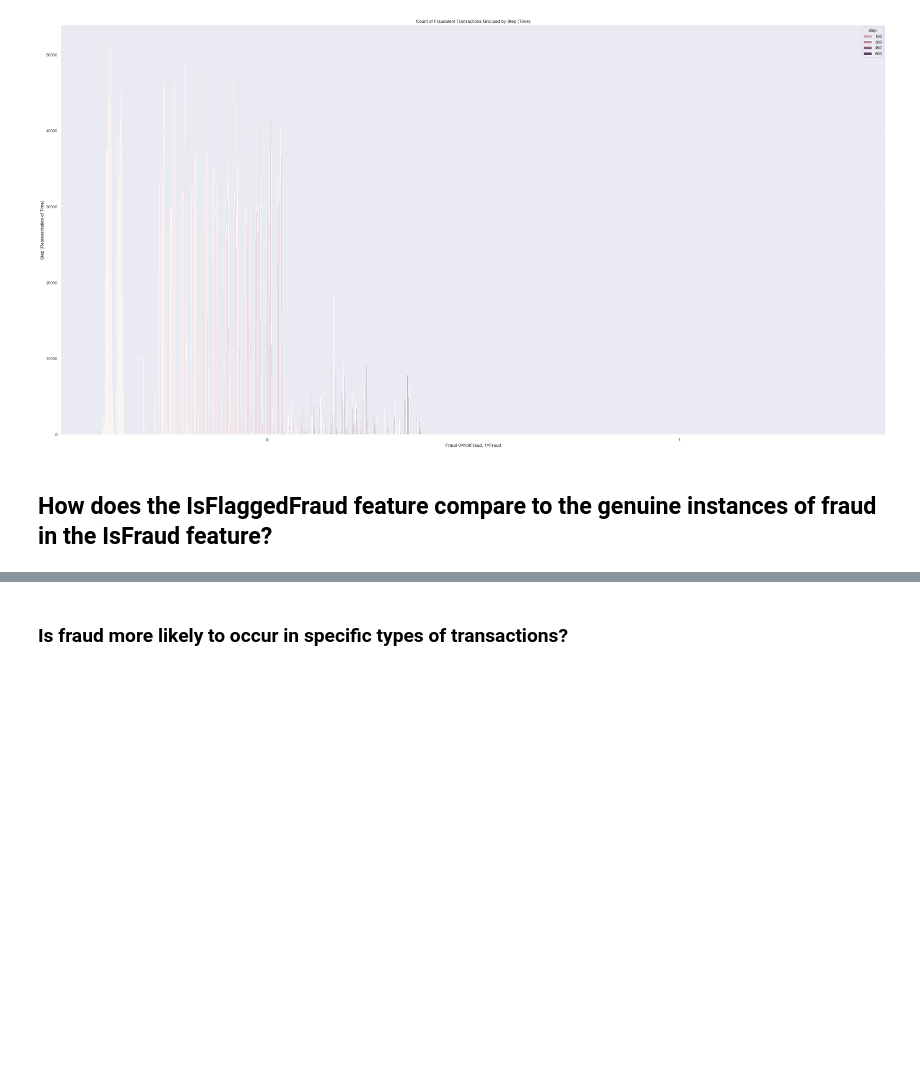
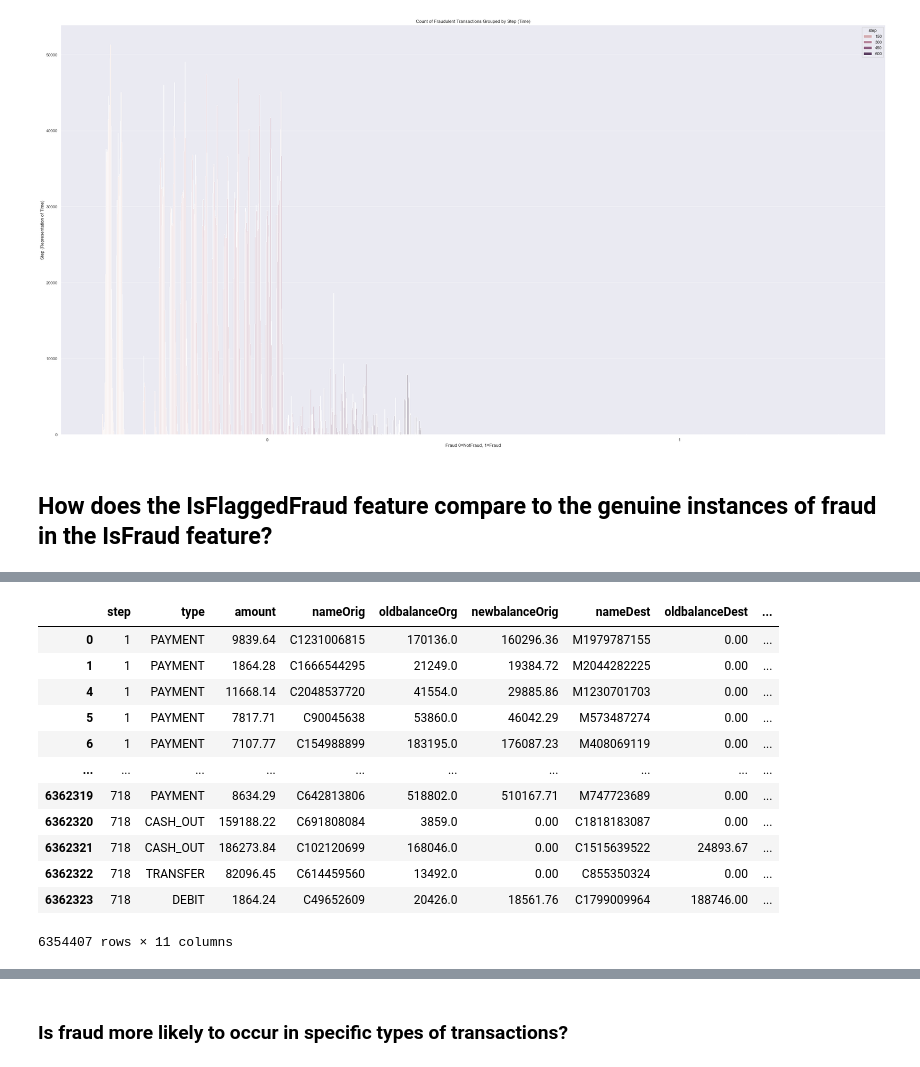
Before and after one commit to thetechleila/Financial-Fraud-Detection-Model, a Jupyter notebook: eda.ipynb, the cells around one changed output, grey strips where cells are left out. Cells and saved outputs as stored; diff of their text form; code cells hidden in the pictures; blank space fills up the shorter version.

```diff
--- a/eda.ipynb
+++ b/eda.ipynb
@@ -441,0 +454,18 @@ gen_notfraud = df[df["isFraud"] == 0]
+# %%
+#Create a new filtered dataframe that specifically catches transactions that were Genuinely Non-Fraudulent
+gen_notfraud = df[df["isFraud"] == 0]
+gen_notfraud
+# %% [output]
+|  | step | type | amount | nameOrig | oldbalanceOrg | newbalanceOrig | nameDest | oldbalanceDest | ... |
+| 0 | 1 | PAYMENT | 9839.64 | C1231006815 | 170136.0 | 160296.36 | M1979787155 | 0.00 | ... |
+| 1 | 1 | PAYMENT | 1864.28 | C1666544295 | 21249.0 | 19384.72 | M2044282225 | 0.00 | ... |
+| 4 | 1 | PAYMENT | 11668.14 | C2048537720 | 41554.0 | 29885.86 | M1230701703 | 0.00 | ... |
+| 5 | 1 | PAYMENT | 7817.71 | C90045638 | 53860.0 | 46042.29 | M573487274 | 0.00 | ... |
+| 6 | 1 | PAYMENT | 7107.77 | C154988899 | 183195.0 | 176087.23 | M408069119 | 0.00 | ... |
+| ... | ... | ... | ... | ... | ... | ... | ... | ... | ... |
+| 6362319 | 718 | PAYMENT | 8634.29 | C642813806 | 518802.0 | 510167.71 | M747723689 | 0.00 | ... |
+| 6362320 | 718 | CASH_OUT | 159188.22 | C691808084 | 3859.0 | 0.00 | C1818183087 | 0.00 | ... |
+| 6362321 | 718 | CASH_OUT | 186273.84 | C102120699 | 168046.0 | 0.00 | C1515639522 | 24893.67 | ... |
+| 6362322 | 718 | TRANSFER | 82096.45 | C614459560 | 13492.0 | 0.00 | C855350324 | 0.00 | ... |
+| 6362323 | 718 | DEBIT | 1864.24 | C49652609 | 20426.0 | 18561.76 | C1799009964 | 188746.00 | ... |
+6354407 rows × 11 columns
```
Also changed, not shown: parts of 2 cells of this notebook, 1 other file.
